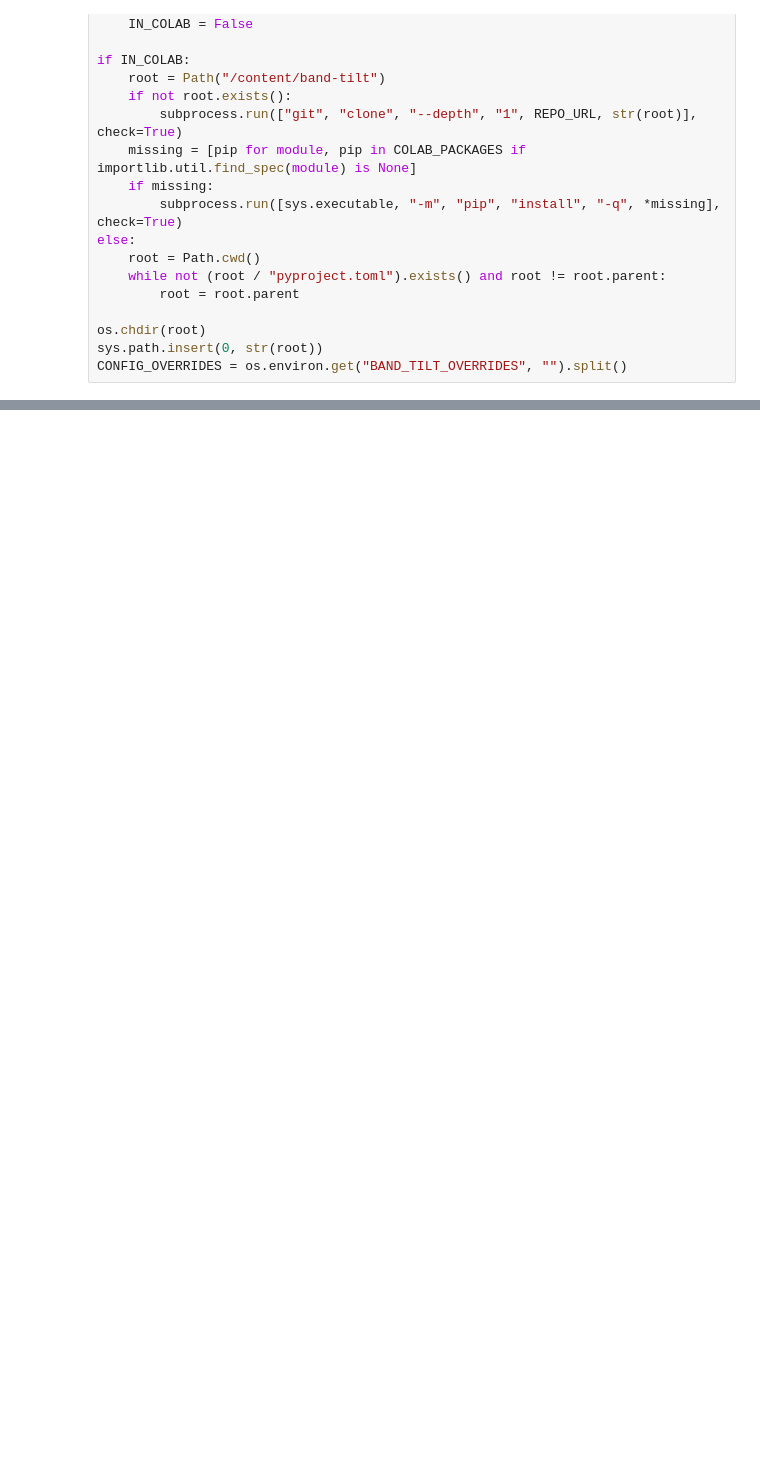
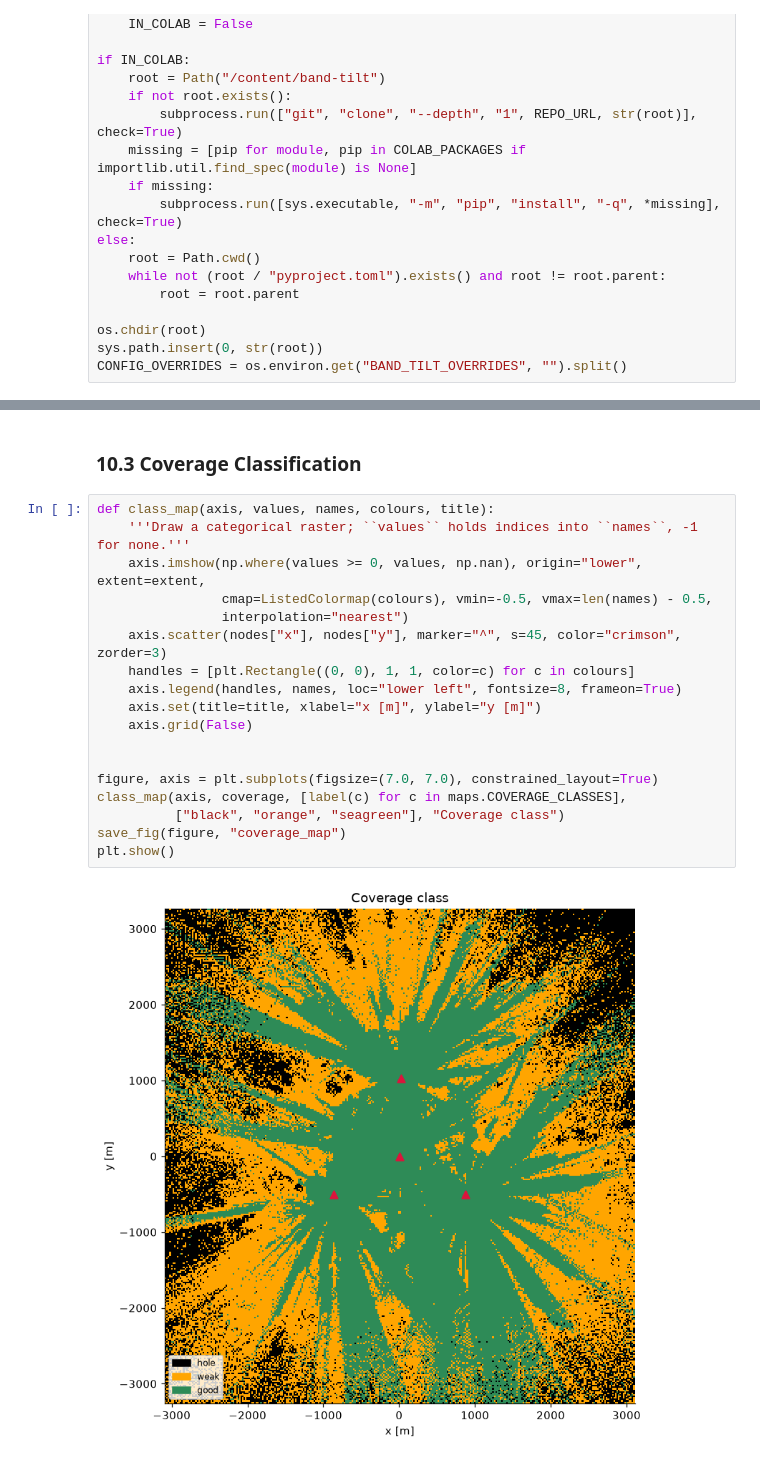
Before and after one commit to NguyenVu04/band-tilt, a Jupyter notebook: notebooks/02_preprocessing.ipynb, the cells around one changed output, grey strips where cells are left out. Cells and saved outputs as stored; diff of their text form; blank space fills up the shorter version.

```diff
--- a/notebooks/02_preprocessing.ipynb
+++ b/notebooks/02_preprocessing.ipynb
@@ -169,0 +578,22 @@ audit
+# %% [markdown]
+### 10.3 Coverage Classification
+# %%
+def class_map(axis, values, names, colours, title):
+    '''Draw a categorical raster; ``values`` holds indices into ``names``, -1 for none.'''
+    axis.imshow(np.where(values >= 0, values, np.nan), origin="lower", extent=extent,
+                cmap=ListedColormap(colours), vmin=-0.5, vmax=len(names) - 0.5,
+                interpolation="nearest")
+    axis.scatter(nodes["x"], nodes["y"], marker="^", s=45, color="crimson", zorder=3)
+    handles = [plt.Rectangle((0, 0), 1, 1, color=c) for c in colours]
+    axis.legend(handles, names, loc="lower left", fontsize=8, frameon=True)
+    axis.set(title=title, xlabel="x [m]", ylabel="y [m]")
+    axis.grid(False)
+
+
+figure, axis = plt.subplots(figsize=(7.0, 7.0), constrained_layout=True)
+class_map(axis, coverage, [label(c) for c in maps.COVERAGE_CLASSES],
+          ["black", "orange", "seagreen"], "Coverage class")
+save_fig(figure, "coverage_map")
+plt.show()
+# %% [output]
+[figure, added]
```
Also changed, not shown: parts of 45 cells of this notebook, 26 other files.
